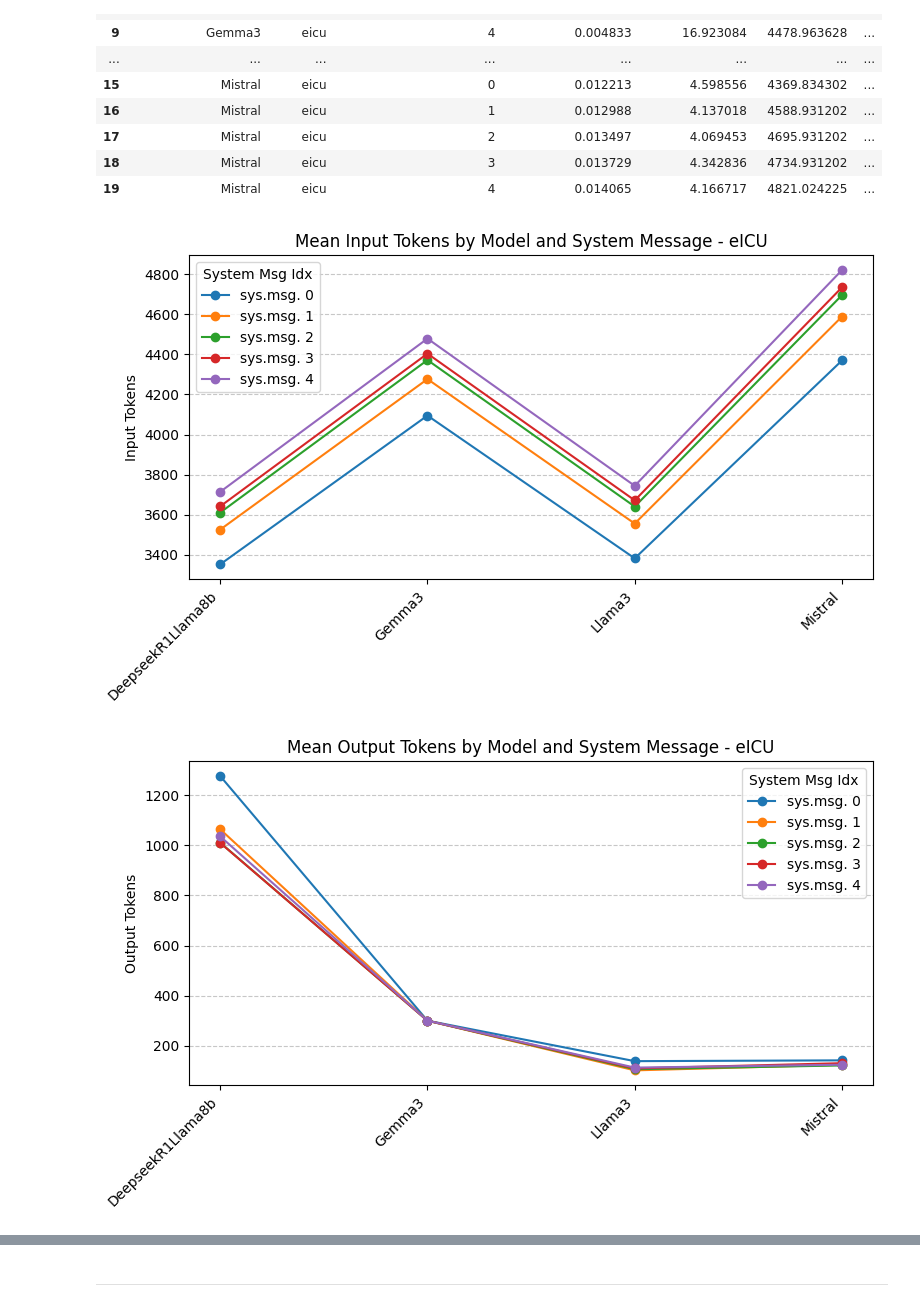
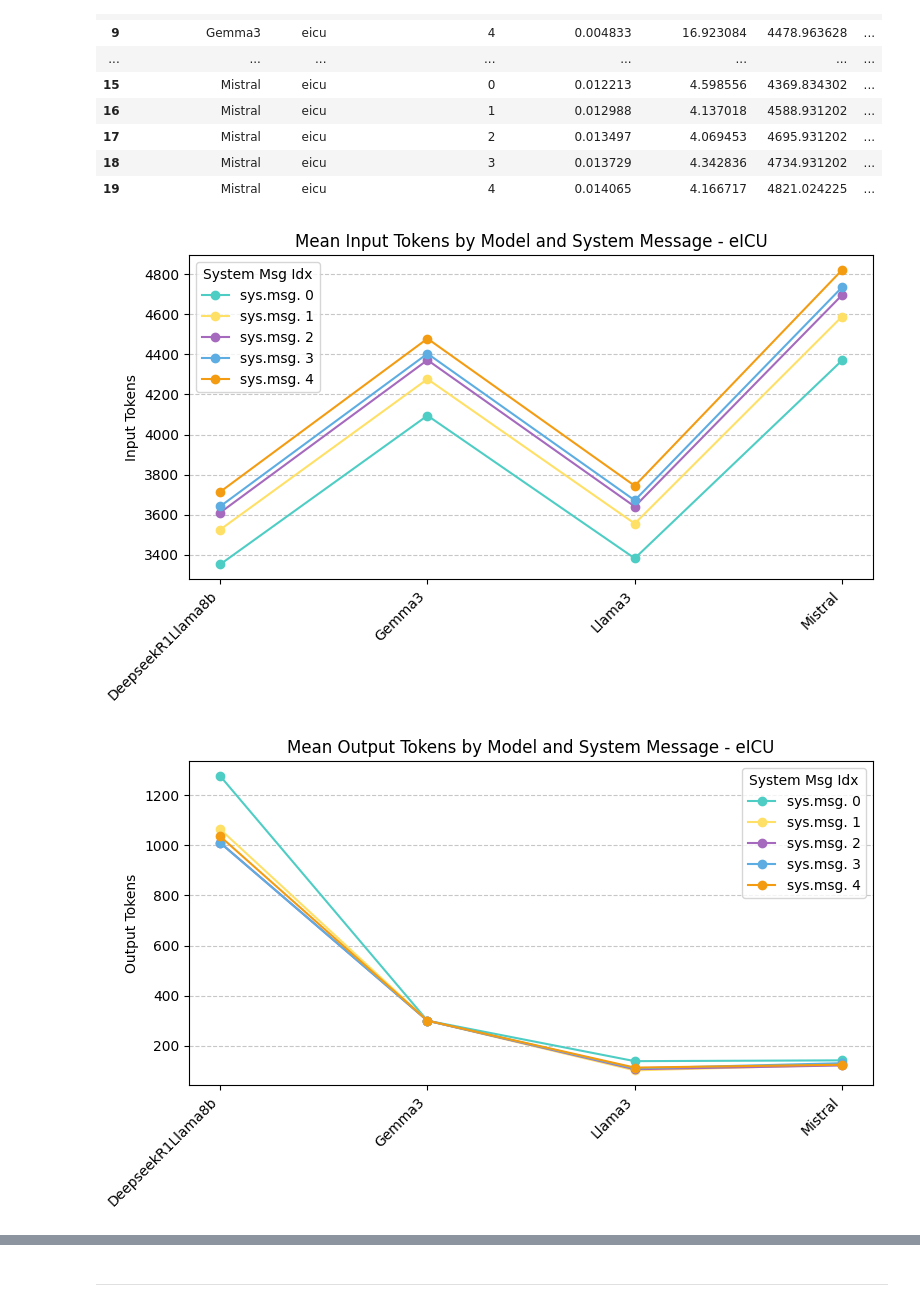
Before and after one commit to j4nberner/pulse, a Jupyter notebook: notebooks/analyze_llm_sys_msgs.ipynb, the cells around one changed output, grey strips where cells are left out. Drawn from its saved outputs; the diff is of its cells as text; code cells hidden in the pictures.

```diff
--- a/notebooks/analyze_llm_sys_msgs.ipynb
+++ b/notebooks/analyze_llm_sys_msgs.ipynb
@@ -26,6 +26,14 @@ from src.eval.metrics import calculate_all_metrics, calculate_auprc, calculate_a
 outputfolder_path_list = [
     r"C:\Users\janbe\Documents\GitHub Repos\pulse\output_to_keep\sys_msgs_test"
 ]
+
+SYSTEM_MESSAGE_COLORS = {
+    0: "#4ECDC4",  # Vibrant Teal
+    1: "#FFE066",  # Bright Yellow
+    2: "#A569BD",  # Rich Purple
+    3: "#5DADE2",  # Bright Blue
+    4: "#F39C12",  # Vibrant Orange
+}
 # %%
 def categorize_files(outputfolder_path_list):
     """
@@ -491,29 +499,30 @@ df_m_sysmsg
 # %%
 metrics = ["Input Tokens", "Output Tokens", "Inference Time"]
 ylabels = ["Input Tokens", "Output Tokens", "Inference Time (s)"]
 titles = [
     "Mean Input Tokens by Model and System Message - eICU",
     "Mean Output Tokens by Model and System Message - eICU",
     "Mean Inference Time by Model and System Message - eICU",
 ]
 
 for metric, ylabel, title in zip(metrics, ylabels, titles):
     plt.figure(figsize=(8, 5))
     for idx in sorted(df_m_sysmsg["System Message Index"].unique()):
         df_plot = df_m_sysmsg[df_m_sysmsg["System Message Index"] == idx]
         plt.plot(
             df_plot["model_name"],
             df_plot[metric],
             marker="o",
             label=f"sys.msg. {idx}",
+            color=SYSTEM_MESSAGE_COLORS.get(idx, "#000000")
         )
     plt.ylabel(ylabel)
     plt.title(title)
     plt.xticks(rotation=45, ha="right")
     plt.legend(title="System Msg Idx")
     plt.grid(axis="y", linestyle="--", alpha=0.7)
     plt.tight_layout()
     plt.show()
 # %% [output]
-[figure, old version]
+[figure, new version]
-[figure, old version]
+[figure, new version]
```
Also changed, not shown: parts of 1 cell of this notebook, 4 other files.
